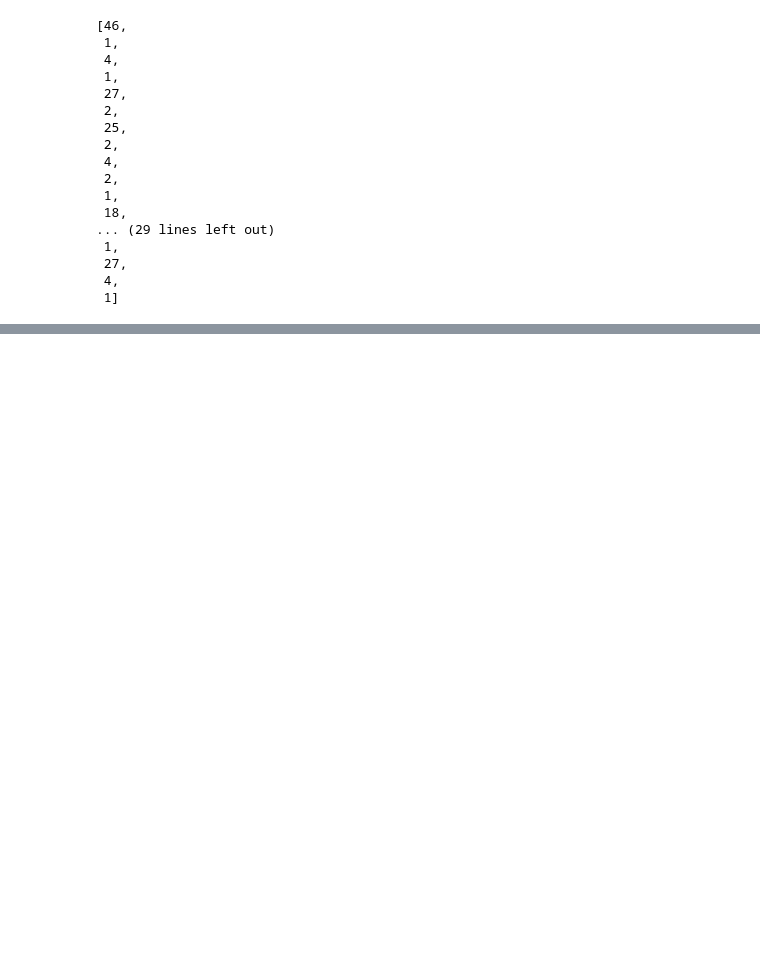
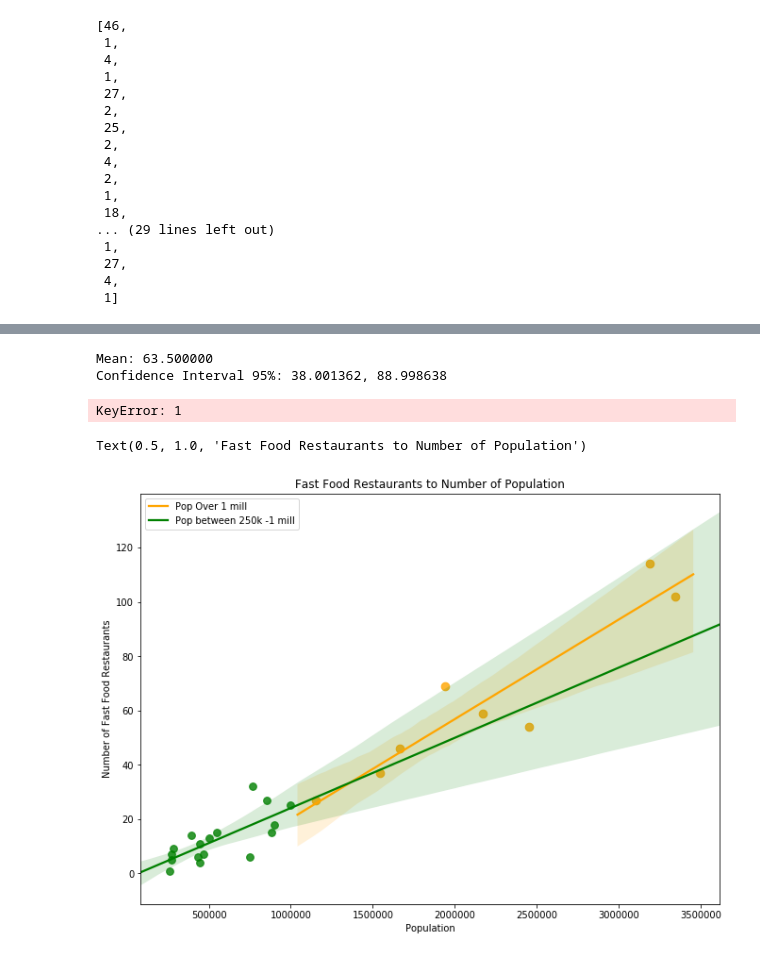
Before and after one commit to joseh4/Testing-the-link-between-fast-food-restaurants-and-property-crime-in-CA, a Jupyter notebook: ProjectstuffMod3.ipynb, the cells around one changed output, grey strips where cells are left out. Cells and saved outputs as stored; diff of their text form; code cells hidden in the pictures; blank space fills up the shorter version.

```diff
--- a/ProjectstuffMod3.ipynb
+++ b/ProjectstuffMod3.ipynb
@@ -252,0 +247,5 @@ index
+# %%
+a = (counties, poplist, fastfood)
+a
+df83 = pd.DataFrame(a).T
+df83.rename(columns = {0:'County'})
@@ -252,0 +270,4 @@ index
+# %%
+#Renamed columns so this Df can be worked with.
+df84 = df83.rename(columns = {0:'County', 1:'Population', 2: 'Fast_Food'})
+df84
@@ -252,0 +292,3 @@ index
+# %%
+df85 = df84.sort_values("Population")
+df85
@@ -252,0 +319,5 @@ index
+# %%
+df86 = df85[df85['Population'].between(1000000, 4000000)]
+print(df86)
+df87 = df85[df85['Population'].between(250000, 999999, inclusive=False)]
+print(df87)
@@ -252,0 +356,37 @@ index
+# %%
+#confidence interval of group over 1million
+mean = 63.5
+    # evaluate sample variance by setting delta degrees of freedom (ddof) to
+    # 1. The degree used in calculations is N - ddof
+stddev = 30.5
+    # Get the endpoints of the range that contains 95% of the distribution
+t_bounds = t.interval(0.95, 7)
+    # sum mean to the confidence interval
+ci = [mean + critical * stddev / sqrt(8) for critical in t_bounds]
+print("Mean: %f" % mean)
+print("Confidence Interval 95%%: %f, %f" % (ci[0], ci[1]))
+# %% [output]
+Mean: 63.500000
+Confidence Interval 95%: 38.001362, 88.998638
+# %%
+#it has been determined that a significance of two slopes calculation must be made to determine p value
+#must gather sample sizes, slopes, and standard errors for both groups
+
+#slopes
+df86slope = (df86['Fast_Food'][1] - df86['Fast_Food'][0]) / (df86['Population'][1] - df86['Population'][0])
+df86slope
+# %% [output]
+KeyError: 1
+# %%
+#plotting the data
+plt.figure(figsize = (11,8))
+sns.regplot(df86['Population'], df86['Fast_Food'], color = 'orange', marker='o', scatter_kws={'s':75}, label = "Pop Over 1 mill")
+sns.regplot(df87['Population'], df87['Fast_Food'], color = 'green', marker='o', scatter_kws={'s':60}, label = "Pop between 250k -1 mill")
+plt.legend(labels = ["Pop Over 1 mill","Pop between 250k -1 mill"], loc = 'upper left')
+plt.grid
+plt.xlabel('Population')
+plt.ylabel("Number of Fast Food Restaurants")
+plt.title("Fast Food Restaurants to Number of Population")
+# %% [output]
+Text(0.5, 1.0, 'Fast Food Restaurants to Number of Population')
+[figure, added]
```
Also changed, not shown: parts of 48 cells of this notebook.
